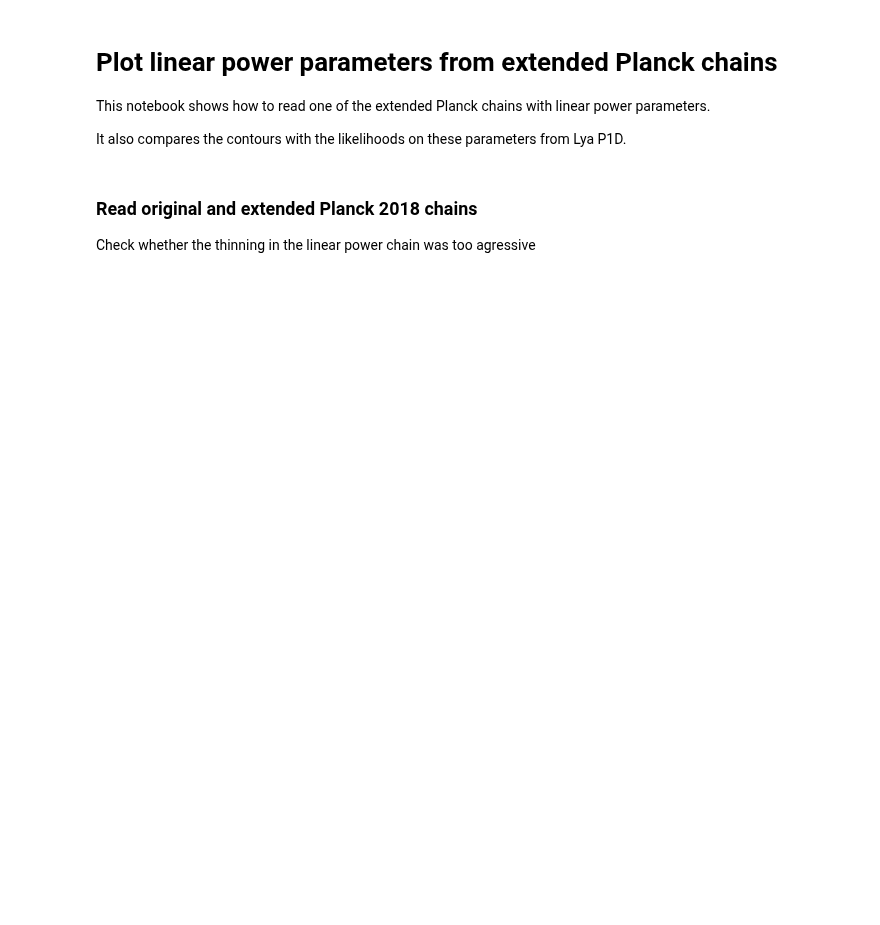
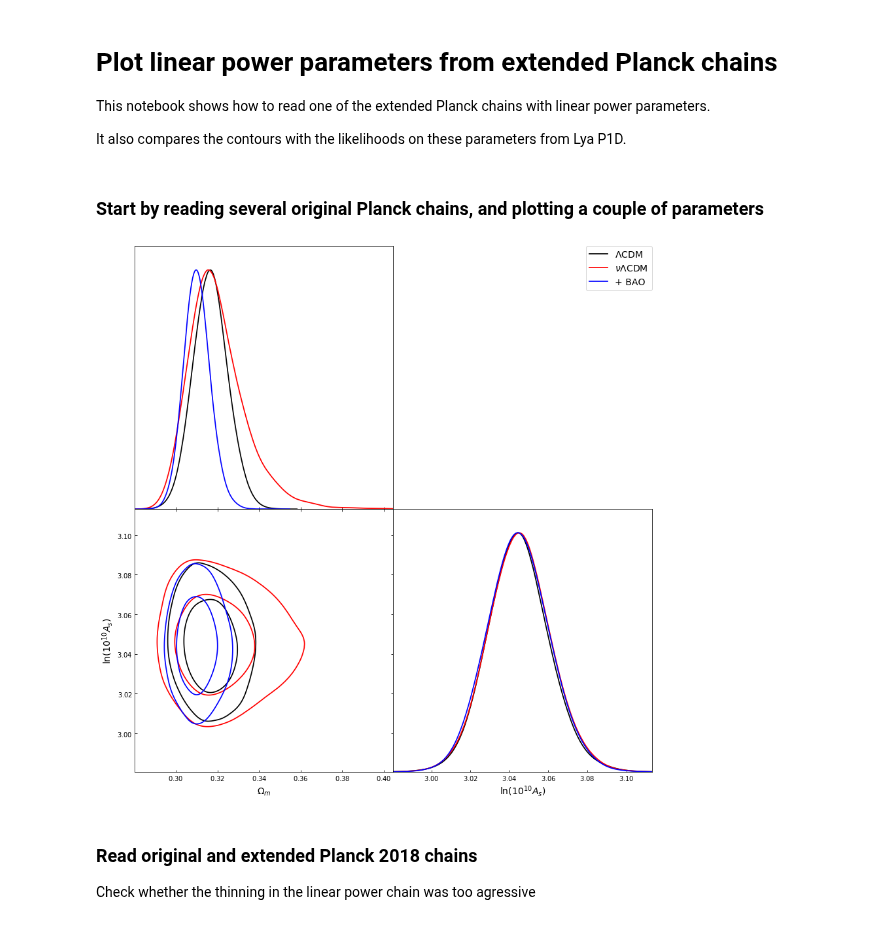
Before and after one commit to igmhub/cup1d, a Jupyter notebook: notebooks/plot_planck_linP.ipynb, the cells around one changed output. Drawn from its saved outputs; the diff is of its cells as text; code cells hidden in the pictures; blank space fills up the shorter version.

```diff
--- a/notebooks/plot_planck_linP.ipynb
+++ b/notebooks/plot_planck_linP.ipynb
@@ -13,6 +16,20 @@ from cup1d.planck import add_linP_params
 from cup1d.interface import marg_lya_like
 # because of black magic, the order of the imports here matters
 %matplotlib inline
+# %% [markdown]
+### Start by reading several original Planck chains, and plotting a couple of parameters
+# %%
+planck2018=planck_chains.get_planck_2018(model='base',data='plikHM_TTTEEE_lowl_lowE')
+planck2018_mnu=planck_chains.get_planck_2018(model='base_mnu',data='plikHM_TTTEEE_lowl_lowE')
+planck2018_mnu_BAO=planck_chains.get_planck_2018(model='base_mnu',data='plikHM_TTTEEE_lowl_lowE_BAO')
+g = plots.getSubplotPlotter(width_inch=12)
+g.settings.axes_fontsize = 10
+g.settings.legend_fontsize = 14
+g.triangle_plot([planck2018['samples'],planck2018_mnu['samples'],planck2018_mnu_BAO['samples']],
+                ['omegam','logA'],
+                legend_labels=[r'$\Lambda$CDM',r'$\nu\Lambda$CDM',r'+ BAO'])
+# %% [output]
+[figure, added]
 # %% [markdown]
 ### Read original and extended Planck 2018 chains
 
```
Also changed, not shown: parts of 10 cells of this notebook, 2 other files.
